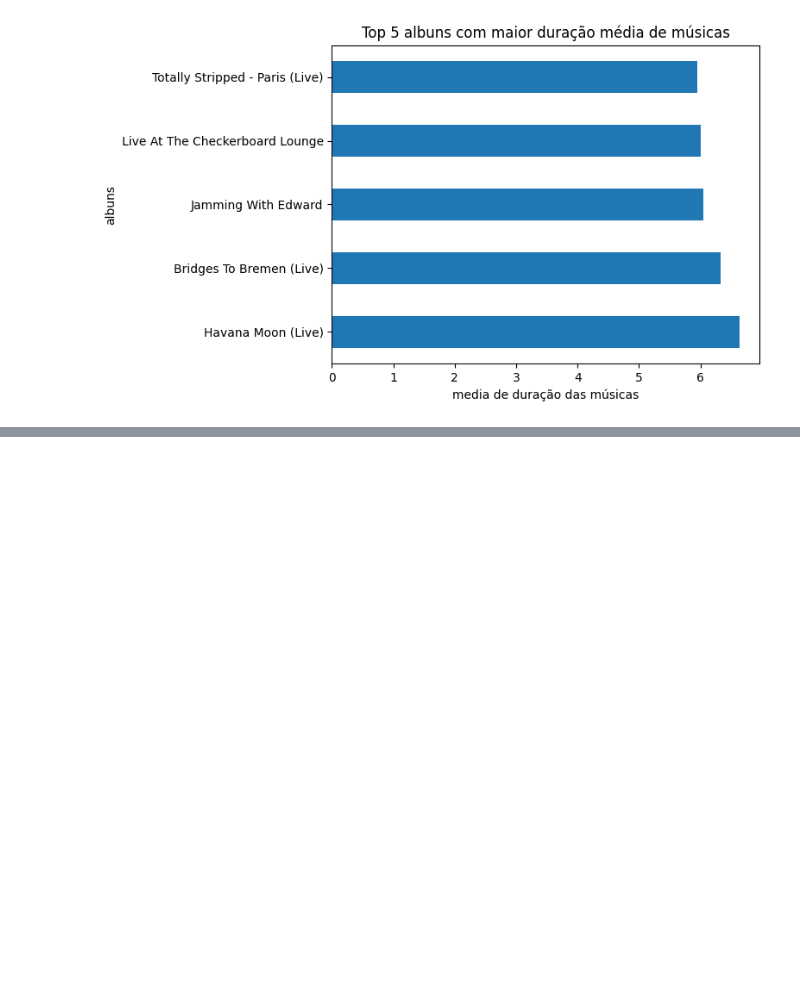
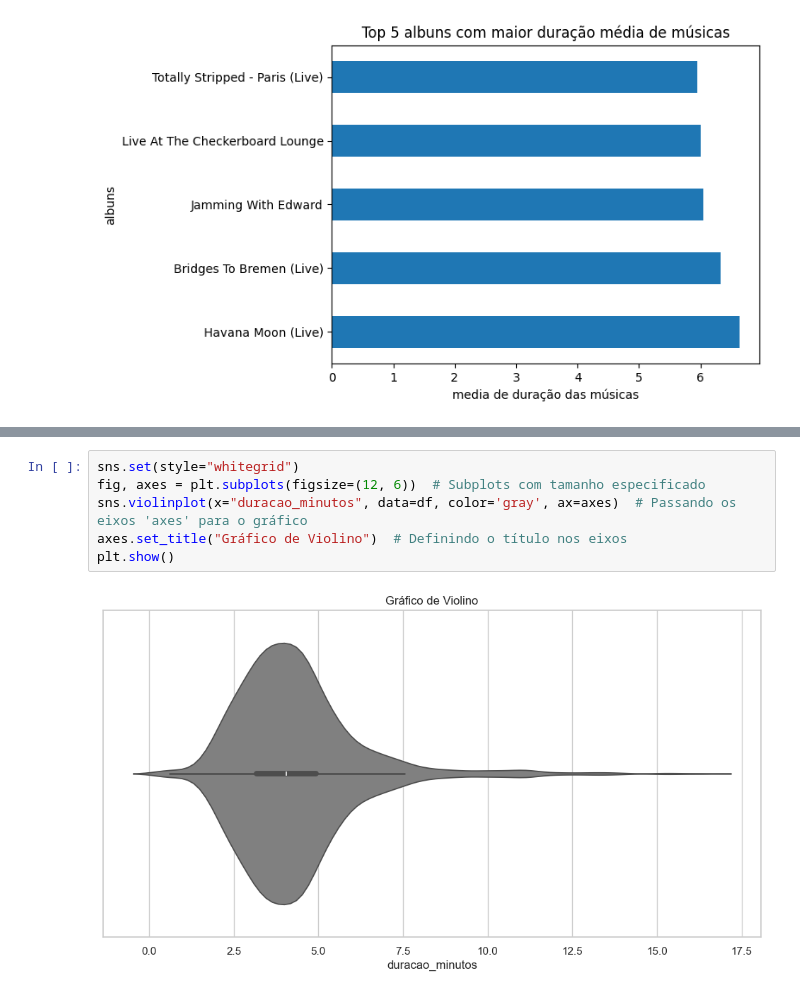
Before and after one commit to eugeniogdiniz/PosTechDataScience_Fiap, a Jupyter notebook: 02_Machine_Learning_and _Time_Siries/03_Explorando_Dados/scr/spotify.ipynb, the cells around one changed output, grey strips where cells are left out. Drawn from its saved outputs; the diff is of its cells as text; blank space fills up the shorter version.

```diff
--- a/02_Machine_Learning_and _Time_Siries/03_Explorando_Dados/scr/spotify.ipynb
+++ b/02_Machine_Learning_and _Time_Siries/03_Explorando_Dados/scr/spotify.ipynb
@@ -181,0 +231,8 @@ Text(0.5, 1.0, 'Top 5 albuns com maior duração média de músicas')
+# %%
+sns.set(style="whitegrid")
+fig, axes = plt.subplots(figsize=(12, 6))  # Subplots com tamanho especificado
+sns.violinplot(x="duracao_minutos", data=df, color='gray', ax=axes)  # Passando os eixos 'axes' para o gráfico
+axes.set_title("Gráfico de Violino")  # Definindo o título nos eixos
+plt.show()
+# %% [output]
+[figure, added]
```
Also changed, not shown: parts of 21 cells of this notebook.
